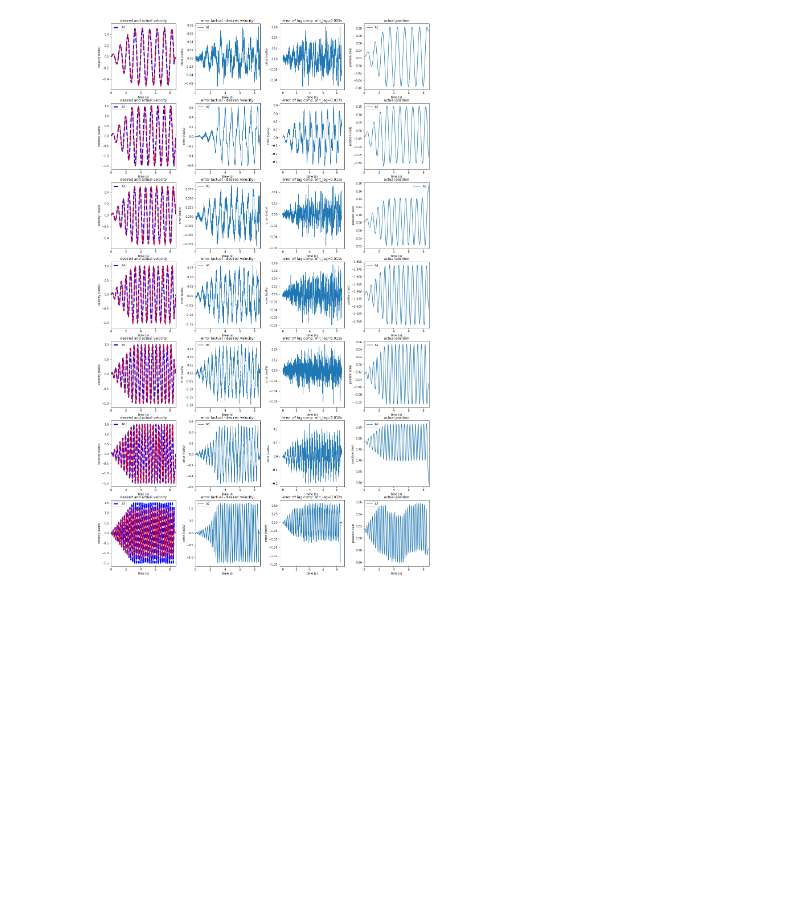
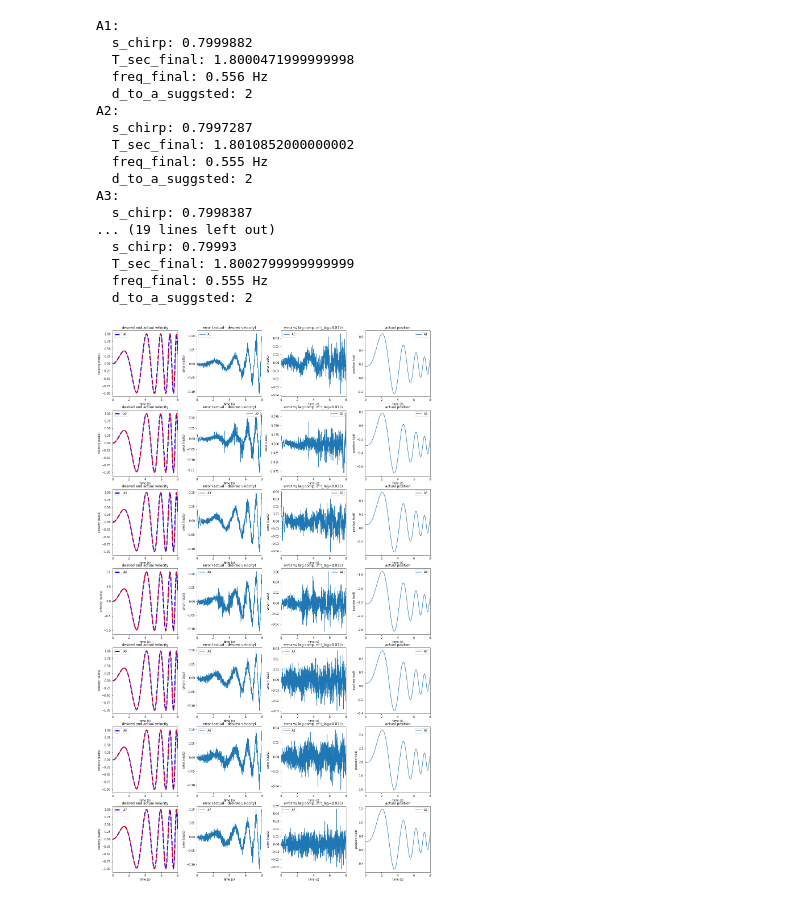
Before and after one commit to EricCousineau-TRI/repro, a Jupyter notebook: robots/panda_tracking/plot_joints.ipynb, the cells around one changed output. Cells and saved outputs as stored; diff of their text form; code cells hidden in the pictures; blank space fills up the shorter version.

Commit message:
try a chirp

```diff
--- a/robots/panda_tracking/plot_joints.ipynb
+++ b/robots/panda_tracking/plot_joints.ipynb
@@ -38,8 +38,9 @@ def metrics(x):
     )
 # %%
 ndof = 7
-file = "./data/2020-11-03T10_56_33-05_00.pkl"
-proc_file = f"{file}.processed.pkl"
+base = "./data/2020-11-04T23_35_42-05_00"
+files = [f"{base}__A{i+1}.pkl" for i in range(ndof)]
+proc_file = f"{base}.processed.pkl"
 # %%
 has_raw = False
 
@@ -78,9 +90,11 @@ else:
         sub = pickle.load(f)
 
     ts, qa, va, vd = map(sub.get, ("ts", "qa", "va", "vd"))
-# %%
-C = len(ts)
-dts = np.diff(ts)
+# %%
+# Copied from `experiment_joints.py`.
+t_sweep = 10.0
+T_sec_min = 1.0
+T_sec_max = 5.0
 # %%
 fig, axs = plt.subplots(
     nrows=ndof, ncols=4, squeeze=False, figsize=(20, ndof * 5),
@@ -90,16 +104,29 @@ plt.subplots_adjust(wspace=0.3)
 doc = dict()
 
 for i, ax_col in enumerate(axs):
-    sub_both = sub_both = (slice(0, C), i)
-    qa_i = qa[sub_both]
-    va_i = va[sub_both]
-    vd_i = vd[sub_both]
-    ts_i = ts
-
     name = f"A{i+1}"
 
+    ts_i = ts[i]
+    t_max = 8.0
+    ts_i = ts_i[ts_i <= t_max]
+    C = len(ts_i)
+    dts = np.diff(ts_i)
+
+    s_chirp = min(ts_i[-1] / t_sweep, 1.0)
+    T_sec_final = T_sec_min + (1 - s_chirp) * (T_sec_max - T_sec_min)
+    freq_final = 1.0 / T_sec_final
+    print(f"{name}:")
+    print(f"  s_chirp: {s_chirp}")
+    print(f"  T_sec_final: {T_sec_final}")
+    print(f"  freq_final: {freq_final:.3f} Hz")
+
+    sub_both = slice(0, C)
+    qa_i = qa[i][sub_both]
+    va_i = va[i][sub_both]
+    vd_i = vd[i][sub_both]
+
     def setup():
-        plt.xlim(ts[0], ts[-1])
+        plt.xlim(ts_i[0], ts_i[-1])
         plt.legend([name])
 
     plt.sca(ax_col[0])
@@ -118,37 +145,57 @@ for i, ax_col in enumerate(axs):
     setup()
 
     # Dumb consistency check for auto-correlation
     assert calc_index_lag(va_i, va_i) == 0
     assert calc_index_lag(vd_i, vd_i) == 0
-    d_to_a = calc_index_lag(va_i, vd_i)
+    d_to_a_suggested = calc_index_lag(va_i, vd_i)
+    print(f"  d_to_a_suggsted: {d_to_a_suggested}")
+    d_to_a = 2  # Fixed value.
     t_lag = np.mean(dts) * d_to_a
     va_i_lag = va_i[d_to_a:]
     vd_i_lag = vd_i[:-d_to_a]
-    ts_i_lag = ts[:-d_to_a]
+    ts_i_lag = ts_i[:-d_to_a]
 
     plt.sca(ax_col[2])
     plt.plot(ts_i_lag, va_i_lag - vd_i_lag)
     plt.xlabel("time (s)")
     plt.ylabel(f"error (rad/s)")
     plt.title(f"error w/ lag comp. of t_lag={t_lag:0.3f}s")
+    setup()
 
     plt.sca(ax_col[3])
     plt.plot(ts_i, qa_i)
     plt.xlabel("time (s)")
     plt.ylabel(f"position (rad)")
     plt.title("actual position")
     setup()
 
     doc[name] = dict(
         velocity=dict(
             nominal=metrics(va_i - vd_i),
             lag_comp=metrics(va_i_lag - vd_i_lag),
         ),
     )
 
-plt.savefig(file + ".plot.png")
+plt.savefig(base + ".plot.png")
 # %% [output]
+A1:
+  s_chirp: 0.7999882
+  T_sec_final: 1.8000471999999998
+  freq_final: 0.556 Hz
+  d_to_a_suggsted: 2
+A2:
+  s_chirp: 0.7997287
+  T_sec_final: 1.8010852000000002
+  freq_final: 0.555 Hz
+  d_to_a_suggsted: 2
+A3:
+  s_chirp: 0.7998387
+... (19 lines left out)
+  s_chirp: 0.79993
+  T_sec_final: 1.8002799999999999
+  freq_final: 0.555 Hz
+  d_to_a_suggsted: 2
-[figure, old version]
+[figure, new version]
 # %%
 import yaml
 
```
Also changed, not shown: parts of 2 cells of this notebook, 4 other files.
